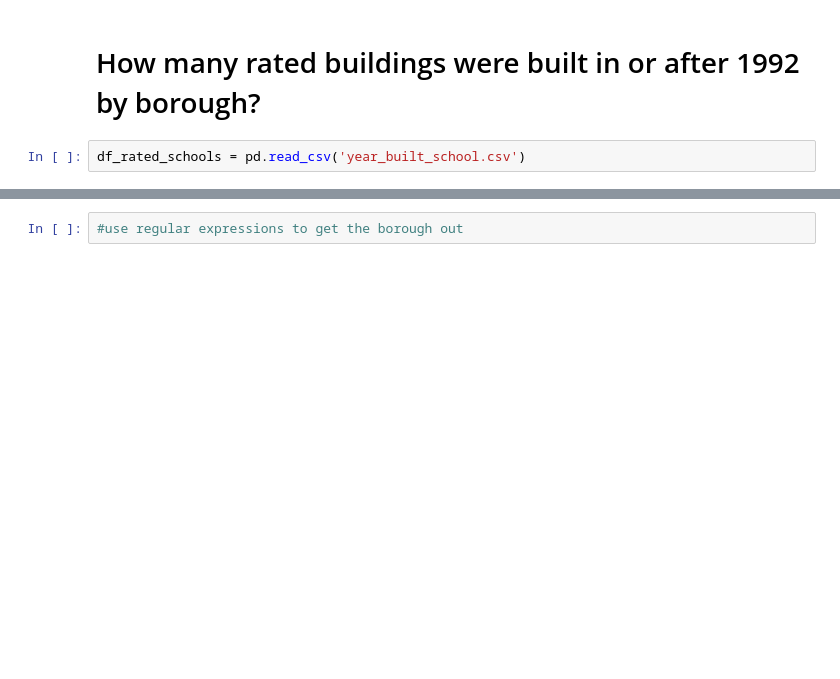
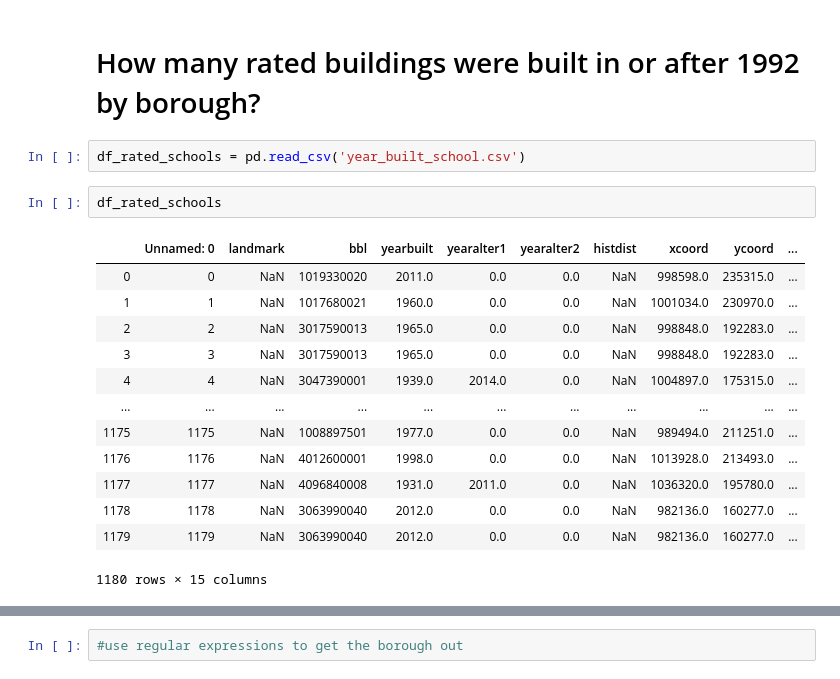
Before and after one commit to kpananjady/Age_DOE_buildings, a Jupyter notebook: Age Analysis.ipynb, the cells around one changed output, grey strips where cells are left out. Drawn from its saved outputs; the diff is of its cells as text; blank space fills up the shorter version.

```diff
--- a/Age Analysis.ipynb
+++ b/Age Analysis.ipynb
@@ -17,6 +17,22 @@ import matplotlib.pyplot as plt
 # How many rated buildings were built in or after 1992 by borough?
 # %%
 df_rated_schools = pd.read_csv('year_built_school.csv')
+# %%
+df_rated_schools
+# %% [output]
+|  | Unnamed: 0 | landmark | bbl | yearbuilt | yearalter1 | yearalter2 | histdist | xcoord | ycoord | ... |
+| 0 | 0 | NaN | 1019330020 | 2011.0 | 0.0 | 0.0 | NaN | 998598.0 | 235315.0 | ... |
+| 1 | 1 | NaN | 1017680021 | 1960.0 | 0.0 | 0.0 | NaN | 1001034.0 | 230970.0 | ... |
+| 2 | 2 | NaN | 3017590013 | 1965.0 | 0.0 | 0.0 | NaN | 998848.0 | 192283.0 | ... |
+| 3 | 3 | NaN | 3017590013 | 1965.0 | 0.0 | 0.0 | NaN | 998848.0 | 192283.0 | ... |
+| 4 | 4 | NaN | 3047390001 | 1939.0 | 2014.0 | 0.0 | NaN | 1004897.0 | 175315.0 | ... |
+| ... | ... | ... | ... | ... | ... | ... | ... | ... | ... | ... |
+| 1175 | 1175 | NaN | 1008897501 | 1977.0 | 0.0 | 0.0 | NaN | 989494.0 | 211251.0 | ... |
+| 1176 | 1176 | NaN | 4012600001 | 1998.0 | 0.0 | 0.0 | NaN | 1013928.0 | 213493.0 | ... |
+| 1177 | 1177 | NaN | 4096840008 | 1931.0 | 2011.0 | 0.0 | NaN | 1036320.0 | 195780.0 | ... |
+| 1178 | 1178 | NaN | 3063990040 | 2012.0 | 0.0 | 0.0 | NaN | 982136.0 | 160277.0 | ... |
+| 1179 | 1179 | NaN | 3063990040 | 2012.0 | 0.0 | 0.0 | NaN | 982136.0 | 160277.0 | ... |
+1180 rows × 15 columns
 # %%
 df_rated_schools.dtypes
 # %% [output]
```
Also changed, not shown: parts of 9 cells of this notebook, 5 other files.
